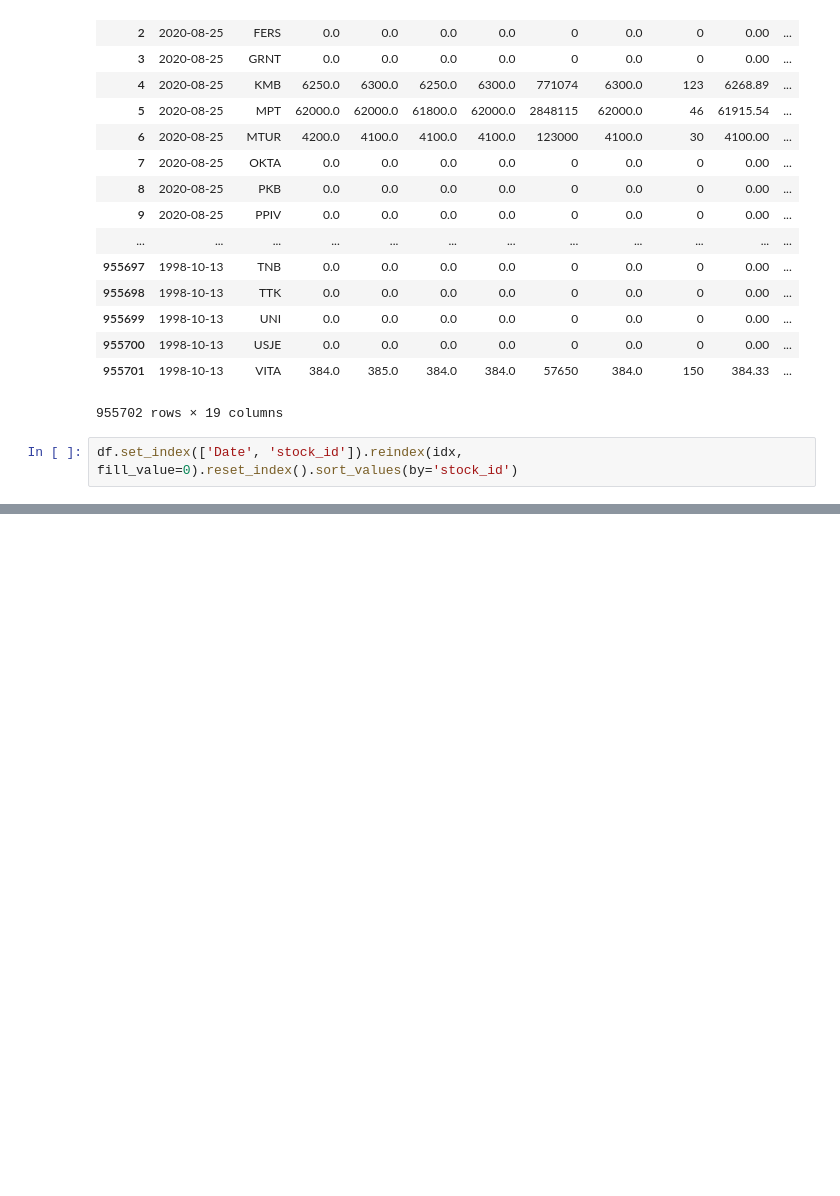
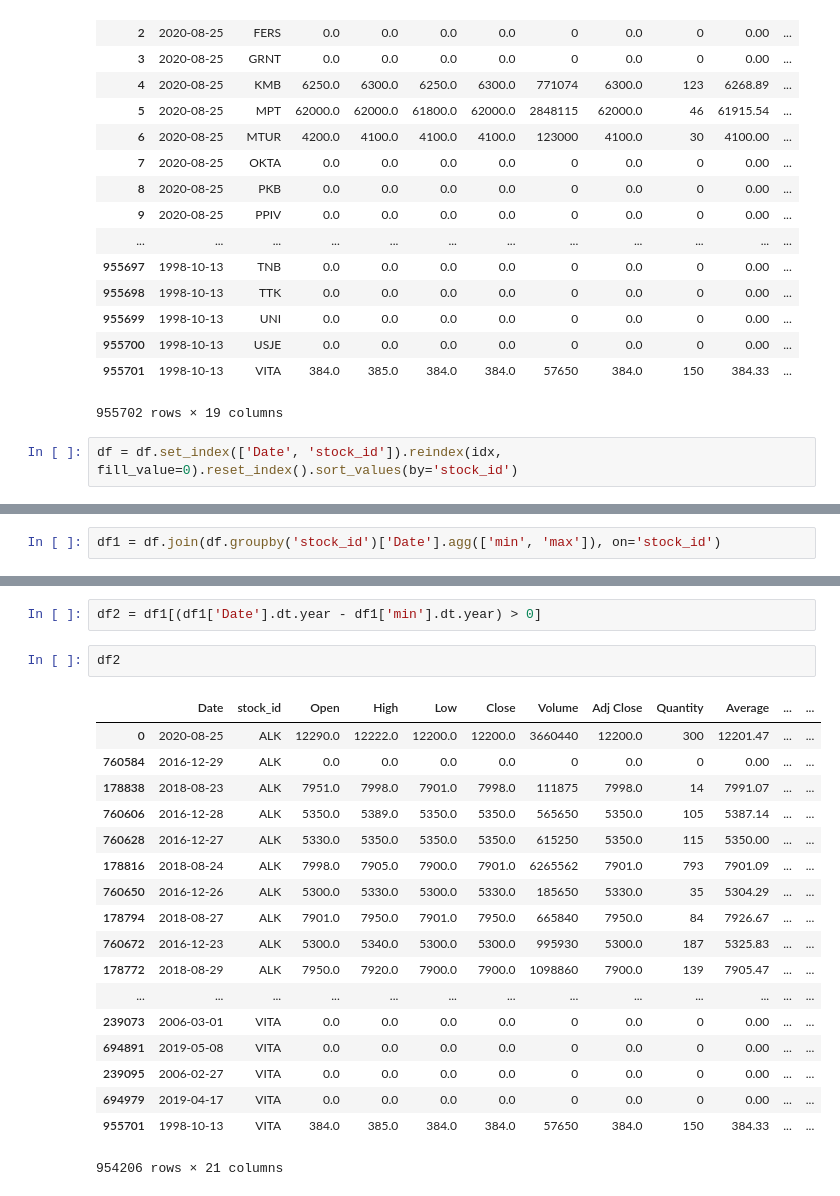
Before and after one commit to gjurcin/MacedoniaStockMarket, a Jupyter notebook: macedonian_stock_exchange_ivona.ipynb, the cells around one changed output, grey strips where cells are left out. Saved outputs shown, nothing was run; the diff lists cells and outputs as text; blank space fills up the shorter version.

Commit message:
fill missing data

```diff
--- a/macedonian_stock_exchange_ivona.ipynb
+++ b/macedonian_stock_exchange_ivona.ipynb
@@ -112,4 +112,4 @@ df.set_index(['Date', 'stock_id']).reindex(idx, fill_value=0).reset_index()
 | 955701 | 1998-10-13 | VITA | 384.0 | 385.0 | 384.0 | 384.0 | 57650 | 384.0 | 150 | 384.33 | ... |
 955702 rows × 19 columns
 # %%
-df.set_index(['Date', 'stock_id']).reindex(idx, fill_value=0).reset_index().sort_values(by='stock_id')
+df = df.set_index(['Date', 'stock_id']).reindex(idx, fill_value=0).reset_index().sort_values(by='stock_id')
@@ -134,0 +120,2 @@ df.set_index(['Date', 'stock_id']).reindex(idx, fill_value=0).reset_index().sort
+# %%
+df1 = df.join(df.groupby('stock_id')['Date'].agg(['min', 'max']), on='stock_id')
@@ -134,0 +152,23 @@ df.set_index(['Date', 'stock_id']).reindex(idx, fill_value=0).reset_index().sort
+# %%
+df2 = df1[(df1['Date'].dt.year - df1['min'].dt.year) > 0]
+# %%
+df2
+# %% [output]
+|  | Date | stock_id | Open | High | Low | Close | Volume | Adj Close | Quantity | Average | ... | ... |
+| 0 | 2020-08-25 | ALK | 12290.0 | 12222.0 | 12200.0 | 12200.0 | 3660440 | 12200.0 | 300 | 12201.47 | ... | ... |
+| 760584 | 2016-12-29 | ALK | 0.0 | 0.0 | 0.0 | 0.0 | 0 | 0.0 | 0 | 0.00 | ... | ... |
+| 178838 | 2018-08-23 | ALK | 7951.0 | 7998.0 | 7901.0 | 7998.0 | 111875 | 7998.0 | 14 | 7991.07 | ... | ... |
+| 760606 | 2016-12-28 | ALK | 5350.0 | 5389.0 | 5350.0 | 5350.0 | 565650 | 5350.0 | 105 | 5387.14 | ... | ... |
+| 760628 | 2016-12-27 | ALK | 5330.0 | 5350.0 | 5350.0 | 5350.0 | 615250 | 5350.0 | 115 | 5350.00 | ... | ... |
+| 178816 | 2018-08-24 | ALK | 7998.0 | 7905.0 | 7900.0 | 7901.0 | 6265562 | 7901.0 | 793 | 7901.09 | ... | ... |
+| 760650 | 2016-12-26 | ALK | 5300.0 | 5330.0 | 5300.0 | 5330.0 | 185650 | 5330.0 | 35 | 5304.29 | ... | ... |
+| 178794 | 2018-08-27 | ALK | 7901.0 | 7950.0 | 7901.0 | 7950.0 | 665840 | 7950.0 | 84 | 7926.67 | ... | ... |
+| 760672 | 2016-12-23 | ALK | 5300.0 | 5340.0 | 5300.0 | 5300.0 | 995930 | 5300.0 | 187 | 5325.83 | ... | ... |
+| 178772 | 2018-08-29 | ALK | 7950.0 | 7920.0 | 7900.0 | 7900.0 | 1098860 | 7900.0 | 139 | 7905.47 | ... | ... |
+| ... | ... | ... | ... | ... | ... | ... | ... | ... | ... | ... | ... | ... |
+| 239073 | 2006-03-01 | VITA | 0.0 | 0.0 | 0.0 | 0.0 | 0 | 0.0 | 0 | 0.00 | ... | ... |
+| 694891 | 2019-05-08 | VITA | 0.0 | 0.0 | 0.0 | 0.0 | 0 | 0.0 | 0 | 0.00 | ... | ... |
+| 239095 | 2006-02-27 | VITA | 0.0 | 0.0 | 0.0 | 0.0 | 0 | 0.0 | 0 | 0.00 | ... | ... |
+| 694979 | 2019-04-17 | VITA | 0.0 | 0.0 | 0.0 | 0.0 | 0 | 0.0 | 0 | 0.00 | ... | ... |
+| 955701 | 1998-10-13 | VITA | 384.0 | 385.0 | 384.0 | 384.0 | 57650 | 384.0 | 150 | 384.33 | ... | ... |
+954206 rows × 21 columns
```
Also changed, not shown: parts of 4 cells of this notebook.
